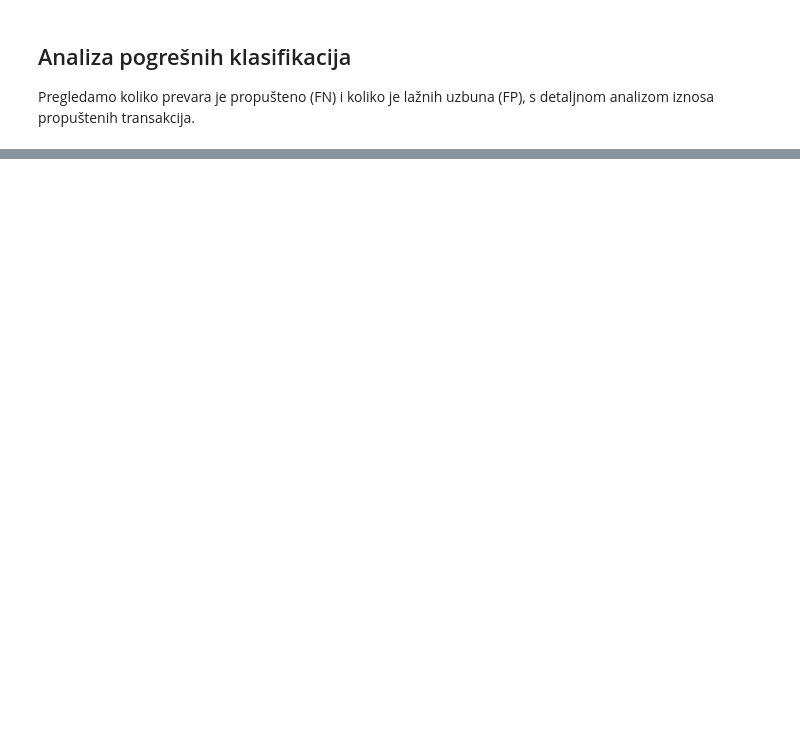
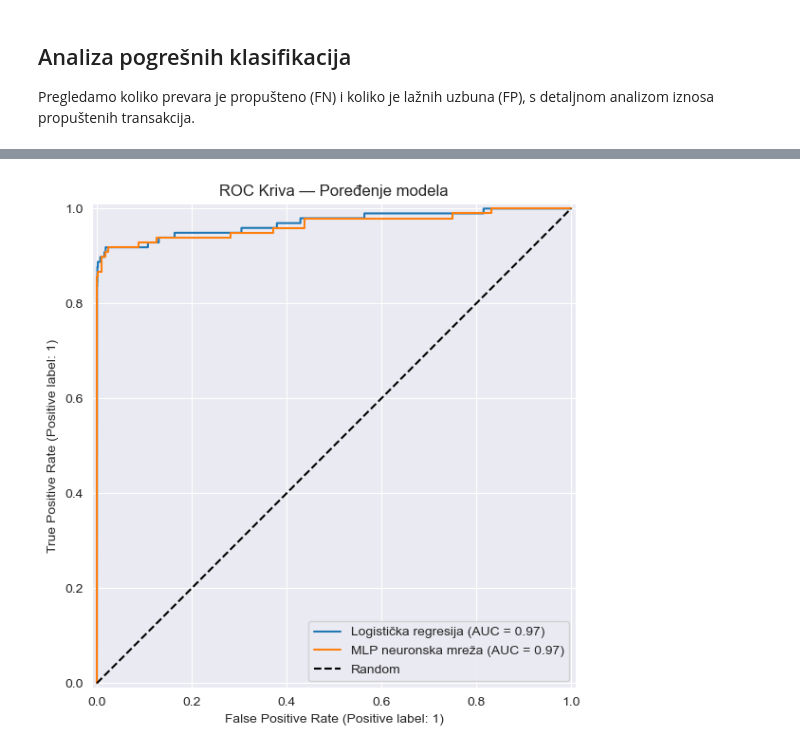
Before and after one commit to valentinastankovic/credit-card-fraud-detection, a Jupyter notebook: notebooks/03_evaluacija.ipynb, the cells around one changed output, grey strips where cells are left out. Drawn from its saved outputs; the diff is of its cells as text; code cells hidden in the pictures; blank space fills up the shorter version.

```diff
--- a/notebooks/03_evaluacija.ipynb
+++ b/notebooks/03_evaluacija.ipynb
@@ -134,0 +200,12 @@ Name: Amount, dtype: float64
+# %%
+fig, ax = plt.subplots(figsize=(8, 6))
+
+RocCurveDisplay.from_predictions(y_test, y_prob_lr, ax=ax, name='Logistička regresija')
+RocCurveDisplay.from_predictions(y_test, y_prob, ax=ax, name='MLP neuronska mreža')
+ax.plot([0, 1], [0, 1], 'k--', label='Random')
+ax.set_title('ROC Kriva — Poređenje modela')
+plt.legend()
+plt.tight_layout()
+plt.show()
+# %% [output]
+[figure, added]
```
Also changed, not shown: parts of 11 cells of this notebook, 1 other file.
